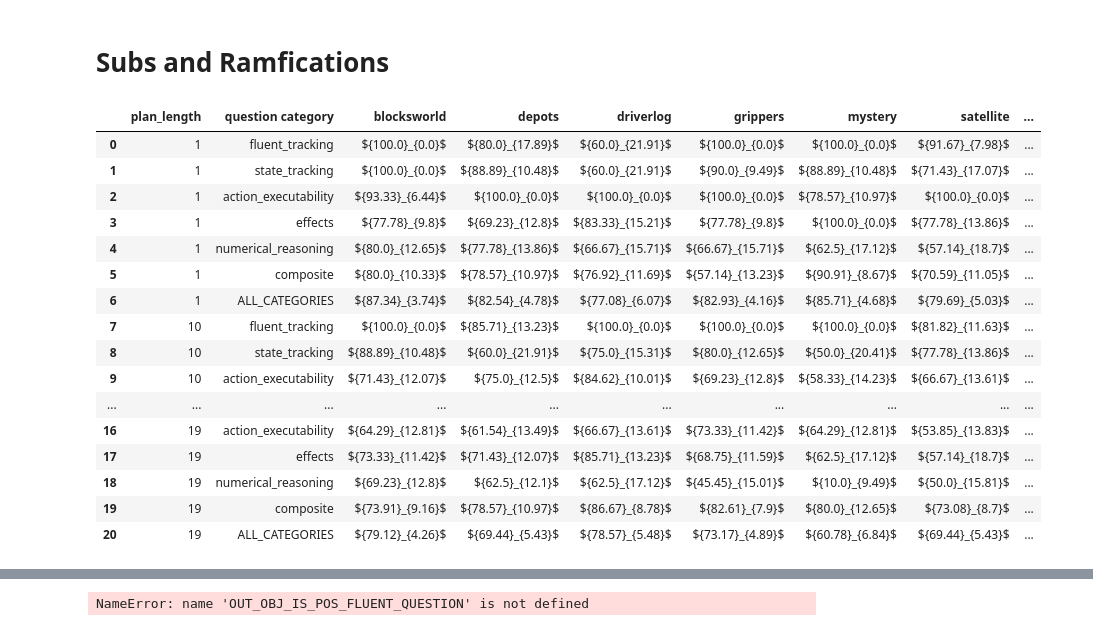
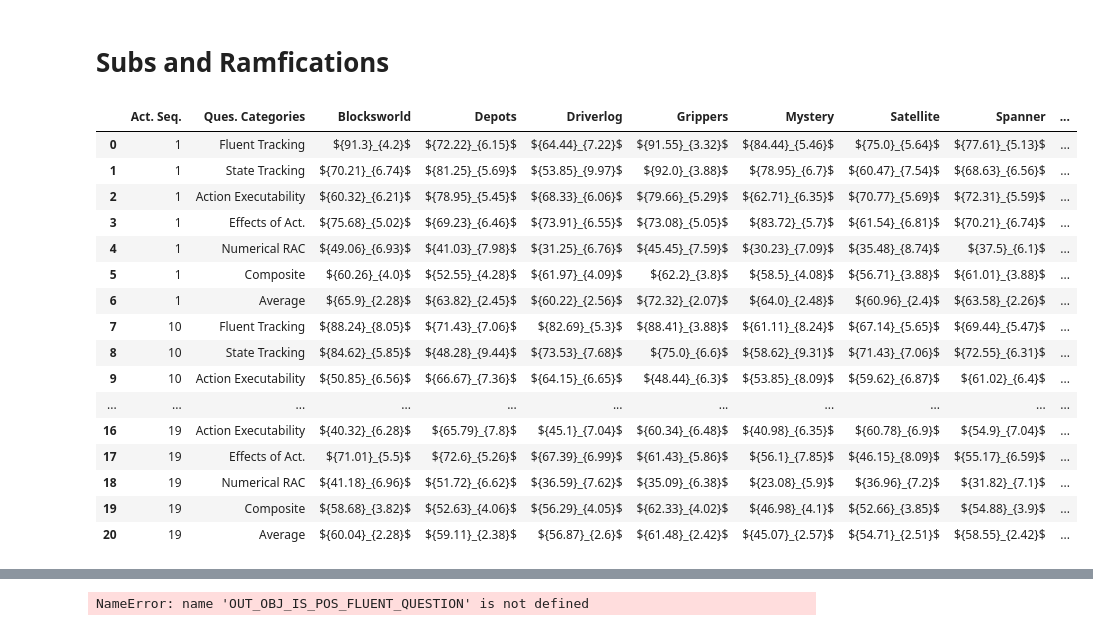
Before and after one commit to izuminka/reasoning_about_actions, a Jupyter notebook: analysis/tables/by_domains.ipynb, the cells around one changed output, grey strips where cells are left out. Cells and saved outputs as stored; diff of their text form; code cells hidden in the pictures.

```diff
--- a/analysis/tables/by_domains.ipynb
+++ b/analysis/tables/by_domains.ipynb
@@ -31 +20,12 @@ for model_name in models:
+# %%
+substitution = WITHOUT_RANDOM_SUB
+ramification = WITHOUT_RAMIFICATIONS
+prompt_type = ZERO_SHOT_PROMPT_KEY #FEW_SHOT_3_PROMPT_KEY #
+models = ['gpt-4o', 'llama_8b','llama_70b', 'llama_8b.finetuned_tf']
+
+data_all = []
+for model_name in models:
+    model_results_dir = f'{CODE_PATH}/results/{ramification}/{prompt_type}/{model_name}.jsonl'
+    model_results = open_jsonl(model_results_dir)
+    data_all.extend(model_results)
 # %%
@@ -33,62 +51,57 @@ for model_name in models:
 # %%
-def to_df_by_domains(data_all, prompt_type, model, answer_type,
-                     ramifications=WITHOUT_RAMIFICATIONS,
-                     subs=WITHOUT_RANDOM_SUB,
-                      score_type=ACCURACY_SCORE_KEY,
-                      plan_length=19):
+def to_df_by_domains(data_all):
 
     # index = []
     data_for_df = []
     for plan_length in [1, 10, 19]:
         for question_category in QUESTION_CATEGORIES+[ALL_QUESTION_CATEGORIES_KEY]:
-            data_columns = {'plan_length': plan_length, 'question category': question_category}
+            data_columns = {'Act. Seq.': plan_length, 'Ques. Categories': TO_PRETTY[question_category]}
             for domain in ['blocksworld', 'depots', 'driverlog', 'grippers', 'mystery', 'satellite', 'spanner', 'visitall']:
-                stats = TrueFalseStats(data_all, plan_length, question_category, ramifications, model, prompt_type, domain, subs, score_type=score_type)
-                res_obj = stats.compute()
-                if res_obj:
-                    mean = res_obj['result']
-                    sem = None
-                    if res_obj['result_other']:
-                        sem = res_obj['result_other']['sem']
-                    final_res = (mean, sem)
+                if question_category == ALL_QUESTION_CATEGORIES_KEY:
+                    data_selected = data_all
+                else:
+                    data_selected = [d for d in data_all if d[OUT_OBJ_QUESTION_CATEGORY] == question_category]
+                scores = [d[IS_RESPONSE_CORRECT_KEY] == TRUE_ANSWER for d in data_selected if d[OUT_OBJ_DOMAIN_NAME] == domain and d['plan_length'] == plan_length and d[IS_RESPONSE_CORRECT_KEY] in (TRUE_ANSWER, FALSE_ANSWER)]
+                if scores:
+                    final_res = (np.mean(scores), scipy.stats.sem(scores))
                 else:
                     final_res = (None, None)
                 final_res = tuple([round(v*100, 2) if v else v for v in final_res ])
                 final_res = '${'+str(final_res[0])+'}_{'+str(final_res[1])+'}$'
-                data_columns[domain] = final_res
+                data_columns[domain.capitalize()] = final_res
             data_for_df.append(data_columns)
     return pd.DataFrame(data_for_df)
 # %% [markdown]
 # Subs and Ramfications
 # %%
-model = models[0]
-df = to_df_by_domains(data_all, prompt_type, model, answer_type)
+model = models[1]
+df = to_df_by_domains(data_all)
 df
 
 # caption_nl = f'performance of {model_name}, {prompt_type}, pl-{plan_length}'.replace('_', ' ')
 # save_key = f'{model_name}.{prompt_type}.{plan_length}'
 #
 # latex_table_all = to_latex_table(df, caption_nl, label=save_key, index=False)
 # with open(os.path.join(save_dir, f'{save_key}.tex'), 'w') as f:
 #     f.write(latex_table_all)
 # %% [output]
-|  | plan_length | question category | blocksworld | depots | driverlog | grippers | mystery | satellite | ... |
-| 0 | 1 | fluent_tracking | ${100.0}_{0.0}$ | ${80.0}_{17.89}$ | ${60.0}_{21.91}$ | ${100.0}_{0.0}$ | ${100.0}_{0.0}$ | ${91.67}_{7.98}$ | ... |
-| 1 | 1 | state_tracking | ${100.0}_{0.0}$ | ${88.89}_{10.48}$ | ${60.0}_{21.91}$ | ${90.0}_{9.49}$ | ${88.89}_{10.48}$ | ${71.43}_{17.07}$ | ... |
-| 2 | 1 | action_executability | ${93.33}_{6.44}$ | ${100.0}_{0.0}$ | ${100.0}_{0.0}$ | ${100.0}_{0.0}$ | ${78.57}_{10.97}$ | ${100.0}_{0.0}$ | ... |
-| 3 | 1 | effects | ${77.78}_{9.8}$ | ${69.23}_{12.8}$ | ${83.33}_{15.21}$ | ${77.78}_{9.8}$ | ${100.0}_{0.0}$ | ${77.78}_{13.86}$ | ... |
-| 4 | 1 | numerical_reasoning | ${80.0}_{12.65}$ | ${77.78}_{13.86}$ | ${66.67}_{15.71}$ | ${66.67}_{15.71}$ | ${62.5}_{17.12}$ | ${57.14}_{18.7}$ | ... |
-| 5 | 1 | composite | ${80.0}_{10.33}$ | ${78.57}_{10.97}$ | ${76.92}_{11.69}$ | ${57.14}_{13.23}$ | ${90.91}_{8.67}$ | ${70.59}_{11.05}$ | ... |
-| 6 | 1 | ALL_CATEGORIES | ${87.34}_{3.74}$ | ${82.54}_{4.78}$ | ${77.08}_{6.07}$ | ${82.93}_{4.16}$ | ${85.71}_{4.68}$ | ${79.69}_{5.03}$ | ... |
-| 7 | 10 | fluent_tracking | ${100.0}_{0.0}$ | ${85.71}_{13.23}$ | ${100.0}_{0.0}$ | ${100.0}_{0.0}$ | ${100.0}_{0.0}$ | ${81.82}_{11.63}$ | ... |
-| 8 | 10 | state_tracking | ${88.89}_{10.48}$ | ${60.0}_{21.91}$ | ${75.0}_{15.31}$ | ${80.0}_{12.65}$ | ${50.0}_{20.41}$ | ${77.78}_{13.86}$ | ... |
-| 9 | 10 | action_executability | ${71.43}_{12.07}$ | ${75.0}_{12.5}$ | ${84.62}_{10.01}$ | ${69.23}_{12.8}$ | ${58.33}_{14.23}$ | ${66.67}_{13.61}$ | ... |
-| ... | ... | ... | ... | ... | ... | ... | ... | ... | ... |
-| 16 | 19 | action_executability | ${64.29}_{12.81}$ | ${61.54}_{13.49}$ | ${66.67}_{13.61}$ | ${73.33}_{11.42}$ | ${64.29}_{12.81}$ | ${53.85}_{13.83}$ | ... |
-| 17 | 19 | effects | ${73.33}_{11.42}$ | ${71.43}_{12.07}$ | ${85.71}_{13.23}$ | ${68.75}_{11.59}$ | ${62.5}_{17.12}$ | ${57.14}_{18.7}$ | ... |
-| 18 | 19 | numerical_reasoning | ${69.23}_{12.8}$ | ${62.5}_{12.1}$ | ${62.5}_{17.12}$ | ${45.45}_{15.01}$ | ${10.0}_{9.49}$ | ${50.0}_{15.81}$ | ... |
-| 19 | 19 | composite | ${73.91}_{9.16}$ | ${78.57}_{10.97}$ | ${86.67}_{8.78}$ | ${82.61}_{7.9}$ | ${80.0}_{12.65}$ | ${73.08}_{8.7}$ | ... |
-| 20 | 19 | ALL_CATEGORIES | ${79.12}_{4.26}$ | ${69.44}_{5.43}$ | ${78.57}_{5.48}$ | ${73.17}_{4.89}$ | ${60.78}_{6.84}$ | ${69.44}_{5.43}$ | ... |
+|  | Act. Seq. | Ques. Categories | Blocksworld | Depots | Driverlog | Grippers | Mystery | Satellite | Spanner | ... |
+| 0 | 1 | Fluent Tracking | ${91.3}_{4.2}$ | ${72.22}_{6.15}$ | ${64.44}_{7.22}$ | ${91.55}_{3.32}$ | ${84.44}_{5.46}$ | ${75.0}_{5.64}$ | ${77.61}_{5.13}$ | ... |
+| 1 | 1 | State Tracking | ${70.21}_{6.74}$ | ${81.25}_{5.69}$ | ${53.85}_{9.97}$ | ${92.0}_{3.88}$ | ${78.95}_{6.7}$ | ${60.47}_{7.54}$ | ${68.63}_{6.56}$ | ... |
+| 2 | 1 | Action Executability | ${60.32}_{6.21}$ | ${78.95}_{5.45}$ | ${68.33}_{6.06}$ | ${79.66}_{5.29}$ | ${62.71}_{6.35}$ | ${70.77}_{5.69}$ | ${72.31}_{5.59}$ | ... |
+| 3 | 1 | Effects of Act. | ${75.68}_{5.02}$ | ${69.23}_{6.46}$ | ${73.91}_{6.55}$ | ${73.08}_{5.05}$ | ${83.72}_{5.7}$ | ${61.54}_{6.81}$ | ${70.21}_{6.74}$ | ... |
+| 4 | 1 | Numerical RAC | ${49.06}_{6.93}$ | ${41.03}_{7.98}$ | ${31.25}_{6.76}$ | ${45.45}_{7.59}$ | ${30.23}_{7.09}$ | ${35.48}_{8.74}$ | ${37.5}_{6.1}$ | ... |
+| 5 | 1 | Composite | ${60.26}_{4.0}$ | ${52.55}_{4.28}$ | ${61.97}_{4.09}$ | ${62.2}_{3.8}$ | ${58.5}_{4.08}$ | ${56.71}_{3.88}$ | ${61.01}_{3.88}$ | ... |
+| 6 | 1 | Average | ${65.9}_{2.28}$ | ${63.82}_{2.45}$ | ${60.22}_{2.56}$ | ${72.32}_{2.07}$ | ${64.0}_{2.48}$ | ${60.96}_{2.4}$ | ${63.58}_{2.26}$ | ... |
+| 7 | 10 | Fluent Tracking | ${88.24}_{8.05}$ | ${71.43}_{7.06}$ | ${82.69}_{5.3}$ | ${88.41}_{3.88}$ | ${61.11}_{8.24}$ | ${67.14}_{5.65}$ | ${69.44}_{5.47}$ | ... |
+| 8 | 10 | State Tracking | ${84.62}_{5.85}$ | ${48.28}_{9.44}$ | ${73.53}_{7.68}$ | ${75.0}_{6.6}$ | ${58.62}_{9.31}$ | ${71.43}_{7.06}$ | ${72.55}_{6.31}$ | ... |
+| 9 | 10 | Action Executability | ${50.85}_{6.56}$ | ${66.67}_{7.36}$ | ${64.15}_{6.65}$ | ${48.44}_{6.3}$ | ${53.85}_{8.09}$ | ${59.62}_{6.87}$ | ${61.02}_{6.4}$ | ... |
+| ... | ... | ... | ... | ... | ... | ... | ... | ... | ... | ... |
+| 16 | 19 | Action Executability | ${40.32}_{6.28}$ | ${65.79}_{7.8}$ | ${45.1}_{7.04}$ | ${60.34}_{6.48}$ | ${40.98}_{6.35}$ | ${60.78}_{6.9}$ | ${54.9}_{7.04}$ | ... |
+| 17 | 19 | Effects of Act. | ${71.01}_{5.5}$ | ${72.6}_{5.26}$ | ${67.39}_{6.99}$ | ${61.43}_{5.86}$ | ${56.1}_{7.85}$ | ${46.15}_{8.09}$ | ${55.17}_{6.59}$ | ... |
+| 18 | 19 | Numerical RAC | ${41.18}_{6.96}$ | ${51.72}_{6.62}$ | ${36.59}_{7.62}$ | ${35.09}_{6.38}$ | ${23.08}_{5.9}$ | ${36.96}_{7.2}$ | ${31.82}_{7.1}$ | ... |
+| 19 | 19 | Composite | ${58.68}_{3.82}$ | ${52.63}_{4.06}$ | ${56.29}_{4.05}$ | ${62.33}_{4.02}$ | ${46.98}_{4.1}$ | ${52.66}_{3.85}$ | ${54.88}_{3.9}$ | ... |
+| 20 | 19 | Average | ${60.04}_{2.28}$ | ${59.11}_{2.38}$ | ${56.87}_{2.6}$ | ${61.48}_{2.42}$ | ${45.07}_{2.57}$ | ${54.71}_{2.51}$ | ${58.55}_{2.42}$ | ... |
 # %%
 latex_table_all = to_latex_table(df, 'some caption', index=False)
 print(latex_table_all)
```
Also changed, not shown: parts of 4 cells of this notebook.
